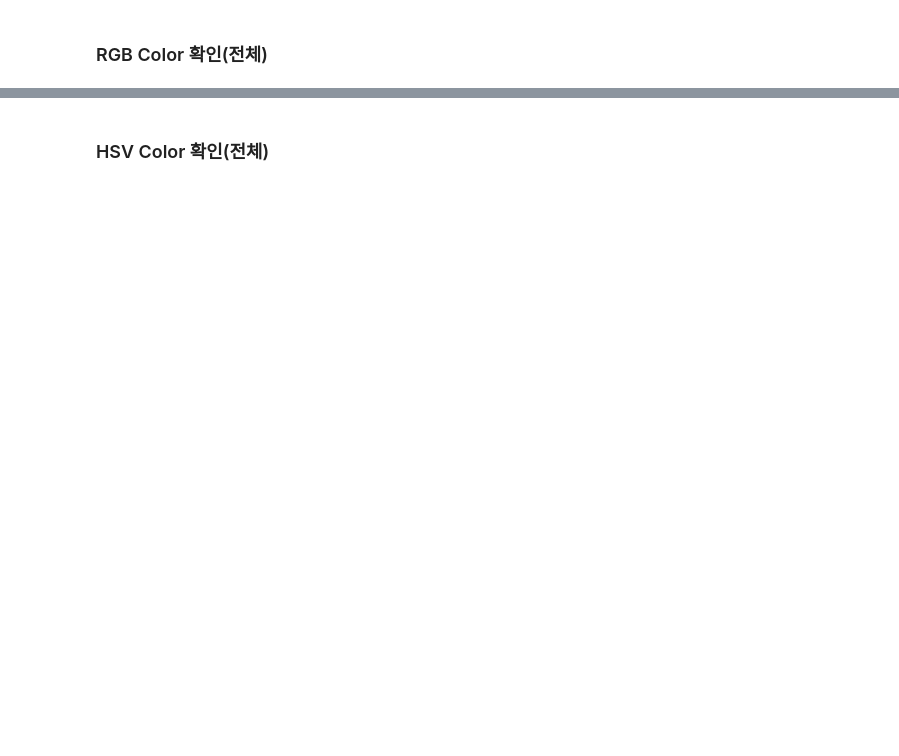
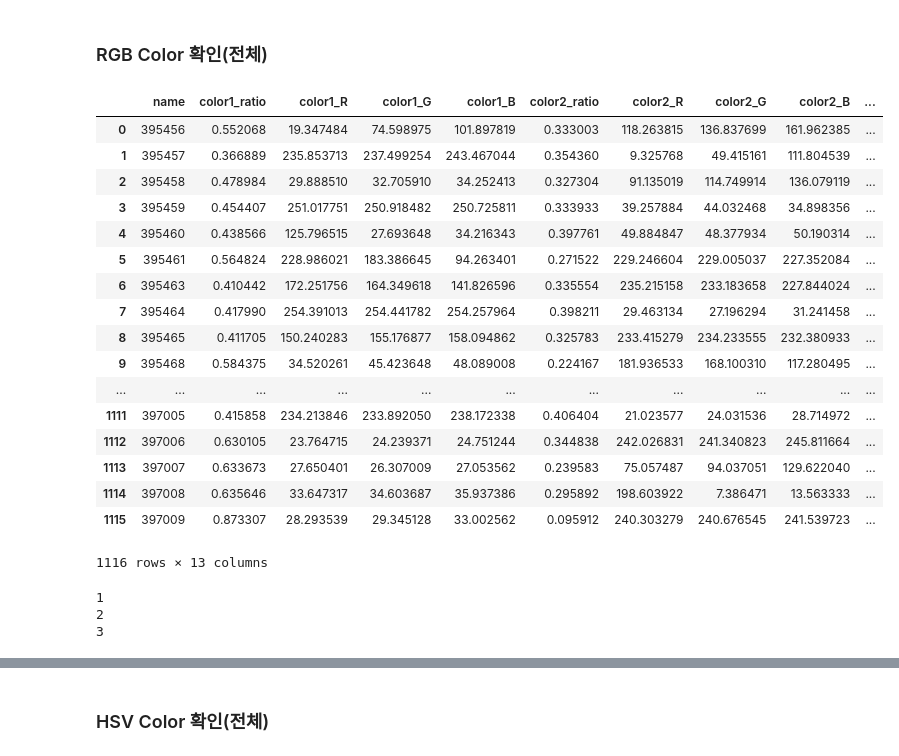
Before and after one commit to dooyeoung/codi_recommendation, a Jupyter notebook: analysis_color.ipynb, the cells around one changed output, grey strips where cells are left out. Saved outputs shown, nothing was run; the diff lists cells and outputs as text; code cells hidden in the pictures; blank space fills up the shorter version.

```diff
--- a/analysis_color.ipynb
+++ b/analysis_color.ipynb
@@ -5,3 +7,24 @@ from ipywidgets import widgets
 df_codis_info = pd.read_csv("data/codis_info.csv")
 # %% [markdown]
 ### RGB Color 확인(전체)
+# %%
+df_codis_info
+# %% [output]
+|  | name | color1_ratio | color1_R | color1_G | color1_B | color2_ratio | color2_R | color2_G | color2_B | ... |
+| 0 | 395456 | 0.552068 | 19.347484 | 74.598975 | 101.897819 | 0.333003 | 118.263815 | 136.837699 | 161.962385 | ... |
+| 1 | 395457 | 0.366889 | 235.853713 | 237.499254 | 243.467044 | 0.354360 | 9.325768 | 49.415161 | 111.804539 | ... |
+| 2 | 395458 | 0.478984 | 29.888510 | 32.705910 | 34.252413 | 0.327304 | 91.135019 | 114.749914 | 136.079119 | ... |
+| 3 | 395459 | 0.454407 | 251.017751 | 250.918482 | 250.725811 | 0.333933 | 39.257884 | 44.032468 | 34.898356 | ... |
+| 4 | 395460 | 0.438566 | 125.796515 | 27.693648 | 34.216343 | 0.397761 | 49.884847 | 48.377934 | 50.190314 | ... |
+| 5 | 395461 | 0.564824 | 228.986021 | 183.386645 | 94.263401 | 0.271522 | 229.246604 | 229.005037 | 227.352084 | ... |
+| 6 | 395463 | 0.410442 | 172.251756 | 164.349618 | 141.826596 | 0.335554 | 235.215158 | 233.183658 | 227.844024 | ... |
+| 7 | 395464 | 0.417990 | 254.391013 | 254.441782 | 254.257964 | 0.398211 | 29.463134 | 27.196294 | 31.241458 | ... |
+| 8 | 395465 | 0.411705 | 150.240283 | 155.176877 | 158.094862 | 0.325783 | 233.415279 | 234.233555 | 232.380933 | ... |
+| 9 | 395468 | 0.584375 | 34.520261 | 45.423648 | 48.089008 | 0.224167 | 181.936533 | 168.100310 | 117.280495 | ... |
+| ... | ... | ... | ... | ... | ... | ... | ... | ... | ... | ... |
+| 1111 | 397005 | 0.415858 | 234.213846 | 233.892050 | 238.172338 | 0.406404 | 21.023577 | 24.031536 | 28.714972 | ... |
+| 1112 | 397006 | 0.630105 | 23.764715 | 24.239371 | 24.751244 | 0.344838 | 242.026831 | 241.340823 | 245.811664 | ... |
+| 1113 | 397007 | 0.633673 | 27.650401 | 26.307009 | 27.053562 | 0.239583 | 75.057487 | 94.037051 | 129.622040 | ... |
+| 1114 | 397008 | 0.635646 | 33.647317 | 34.603687 | 35.937386 | 0.295892 | 198.603922 | 7.386471 | 13.563333 | ... |
+| 1115 | 397009 | 0.873307 | 28.293539 | 29.345128 | 33.002562 | 0.095912 | 240.303279 | 240.676545 | 241.539723 | ... |
+1116 rows × 13 columns
@@ -8,3 +57,23 @@ df_codis_info = pd.read_csv("data/codis_info.csv")
+# %%
+hsvarr = []
+for num in range(1, 4):
+    print(num)
+    col1 = 'color{}_R'.format(num)
+    col2 = 'color{}_G'.format(num)
+    col3 = 'color{}_B'.format(num)
+
+    color1 = df_codis_info.filter(items=[col1, col2, col3]).values
+    hsv_ls = []
+    for i in range(len(color1)):
+        row = (color1[i])
+        hsv_ls.append(rgb2hsv(row[0], row[1], row[2]))
+
+    hsv1 = np.vstack(hsv_ls)
+    hsvarr.append(hsv1)
+# %% [output]
+1
+2
+3
 # %%
 ar_codis_RGB = df_codis_info.filter(regex="[RGB]").values
 # %%
```
Also changed, not shown: parts of 18 cells of this notebook, 8 other files.
